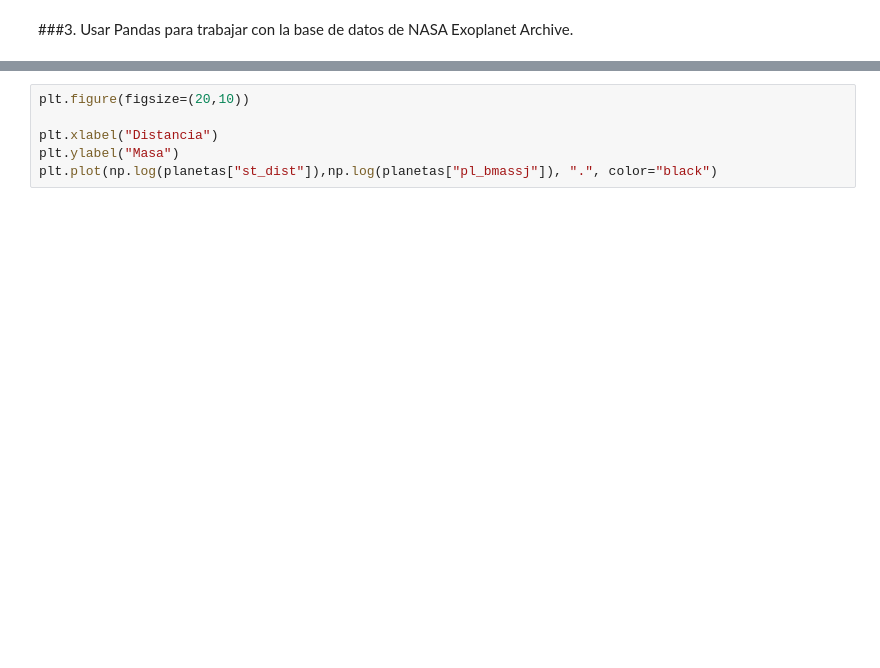
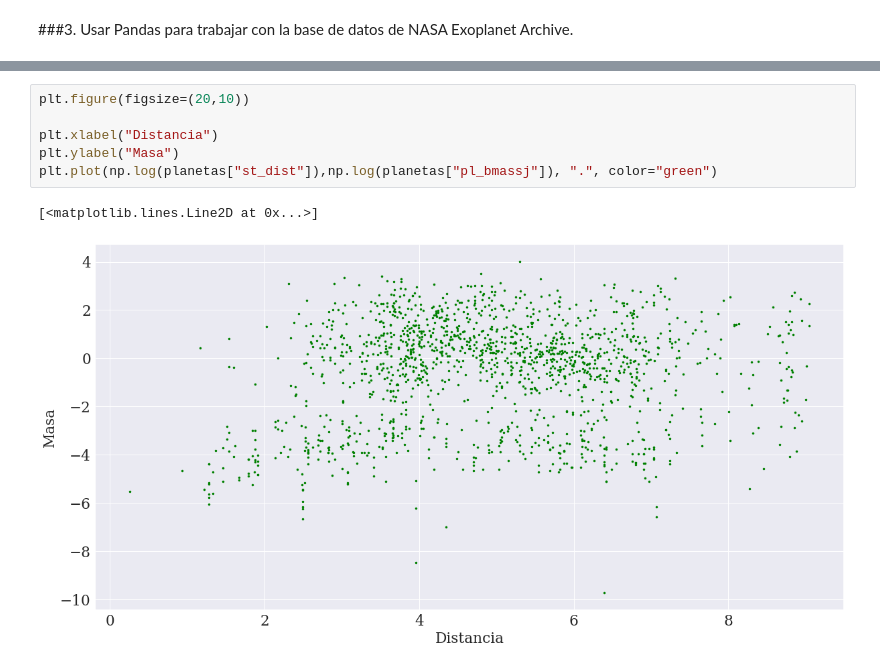
Before and after one commit to diegogf99/Clase3, a Jupyter notebook: Actividad_3_Astronomía_Galáctica.ipynb, the cells around one changed output, grey strips where cells are left out. Drawn from its saved outputs; the diff is of its cells as text; blank space fills up the shorter version.

```diff
--- a/Actividad_3_Astronomía_Galáctica.ipynb
+++ b/Actividad_3_Astronomía_Galáctica.ipynb
@@ -235,6 +427,9 @@ plt.plot(np.log(planetas["pl_orbper"]),np.log(planetas["pl_bmassj"]), ".", color
 # %%
 plt.figure(figsize=(20,10))
 
 plt.xlabel("Distancia")
 plt.ylabel("Masa")
-plt.plot(np.log(planetas["st_dist"]),np.log(planetas["pl_bmassj"]), ".", color="black")
+plt.plot(np.log(planetas["st_dist"]),np.log(planetas["pl_bmassj"]), ".", color="green")
+# %% [output]
+[<matplotlib.lines.Line2D at 0x...>]
+[figure, added]
```
Also changed, not shown: parts of 36 cells of this notebook.
